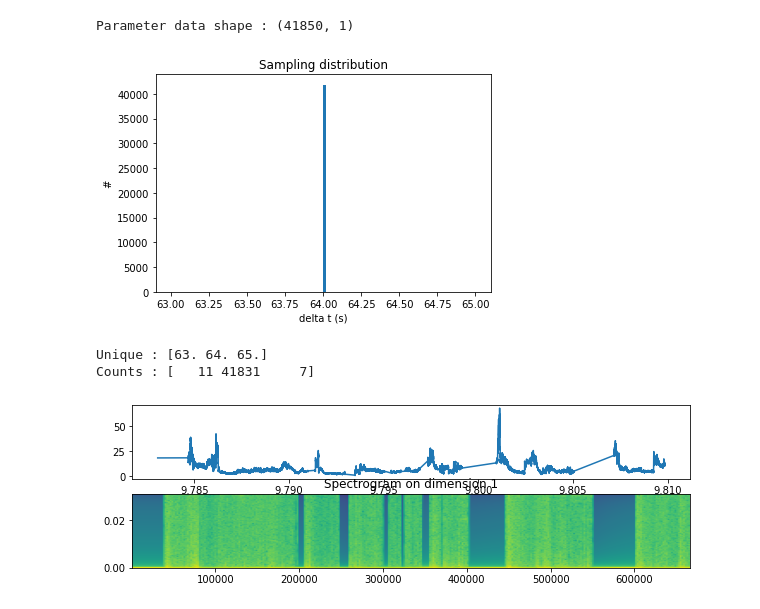
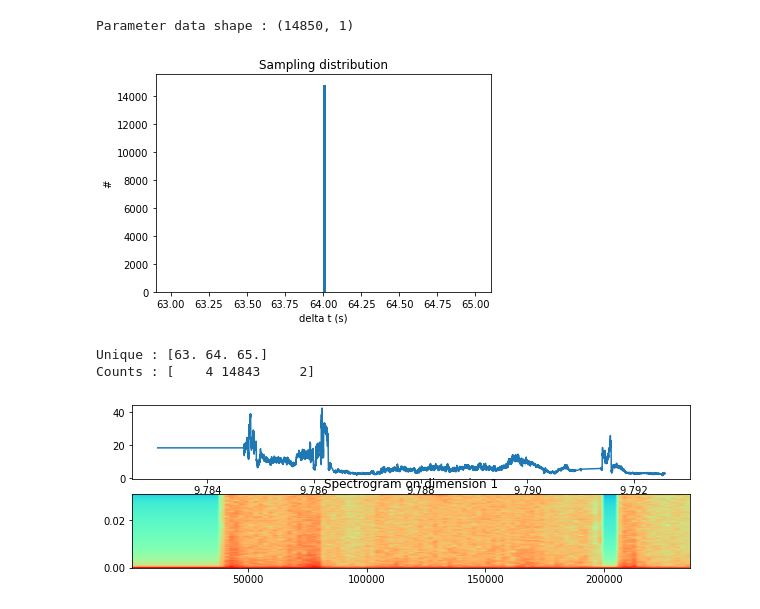
Before and after one commit to cdppirap/speasy_examples, a Jupyter notebook: spectrogram/Spectrogram.ipynb, the cells around one changed output. Saved outputs shown, nothing was run; the diff lists cells and outputs as text; code cells hidden in the pictures.

```diff
--- a/spectrogram/Spectrogram.ipynb
+++ b/spectrogram/Spectrogram.ipynb
@@ -15,12 +15,12 @@ parameter_id = "amda/sw_n"
 
 # start and stop time
 start = "2001-01-01T00:00:00"
-stop  = "2001-02-01T00:00:00"
+stop  = "2001-01-12T00:00:00"
 # %%
 parameter_data = spz.get_data(parameter_id, start, stop)
 print(f"Parameter data shape : {parameter_data.data.shape}")
 # %% [output]
-Parameter data shape : (41850, 1)
+Parameter data shape : (14850, 1)
 # %%
 # clean the data
 parameter_data.data = clean_data(parameter_data.data)
@@ -32,7 +32,7 @@ plt.ylabel("#")
 plt.title("Sampling distribution")
 plt.show()
 # %% [output]
-[figure, old version]
+[figure, new version]
 # %%
 # sampling counts
 unique, counts = np.unique(np.diff(parameter_data.time),
@@ -41,26 +41,26 @@ print(f"Unique : {unique}")
 print(f"Counts : {counts}")
 # %% [output]
 Unique : [63. 64. 65.]
-Counts : [   11 41831     7]
+Counts : [    4 14843     2]
 # %%
 Fs = 1. / 16.
 # pyplot spectrogram for each dimension in the data
 if len(parameter_data.data.shape)>1:
     n = parameter_data.data.shape[1]
 else:
     n = 1
 fig, ax = plt.subplots(n+1, 1, figsize=(10,3*n), sharex=False)
 
 ax[0].plot(parameter_data.time, parameter_data.data)
 for i in range(1,n+1):
-    ax[i].specgram(parameter_data.data[:,i-1], Fs=Fs)
+    ax[i].specgram(parameter_data.data[:,i-1], Fs=Fs, cmap="rainbow")
     #ax[i].set_xlabel("Time")
     ax[i].set_title(f"Spectrogram on dimension {i}")
     # get x ticks
 #plt.tight_layout()
 plt.show()
 # %% [output]
-[figure, old version]
+[figure, new version]
 # %%
 modes = ['default', 'psd', 'magnitude', 'angle', 'phase']
 for mode in modes:
```
Also changed, not shown: parts of 1 cell of this notebook.
